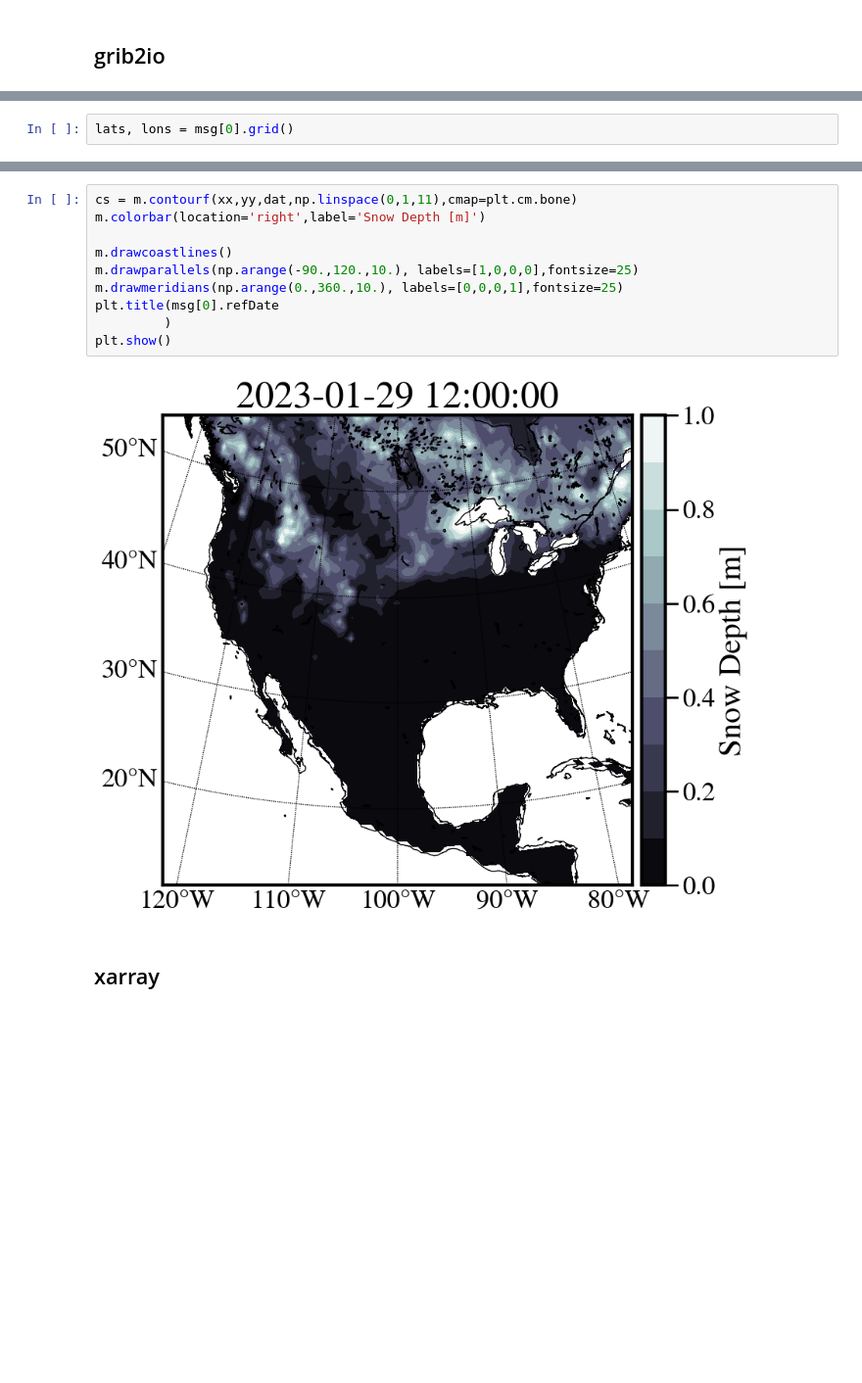
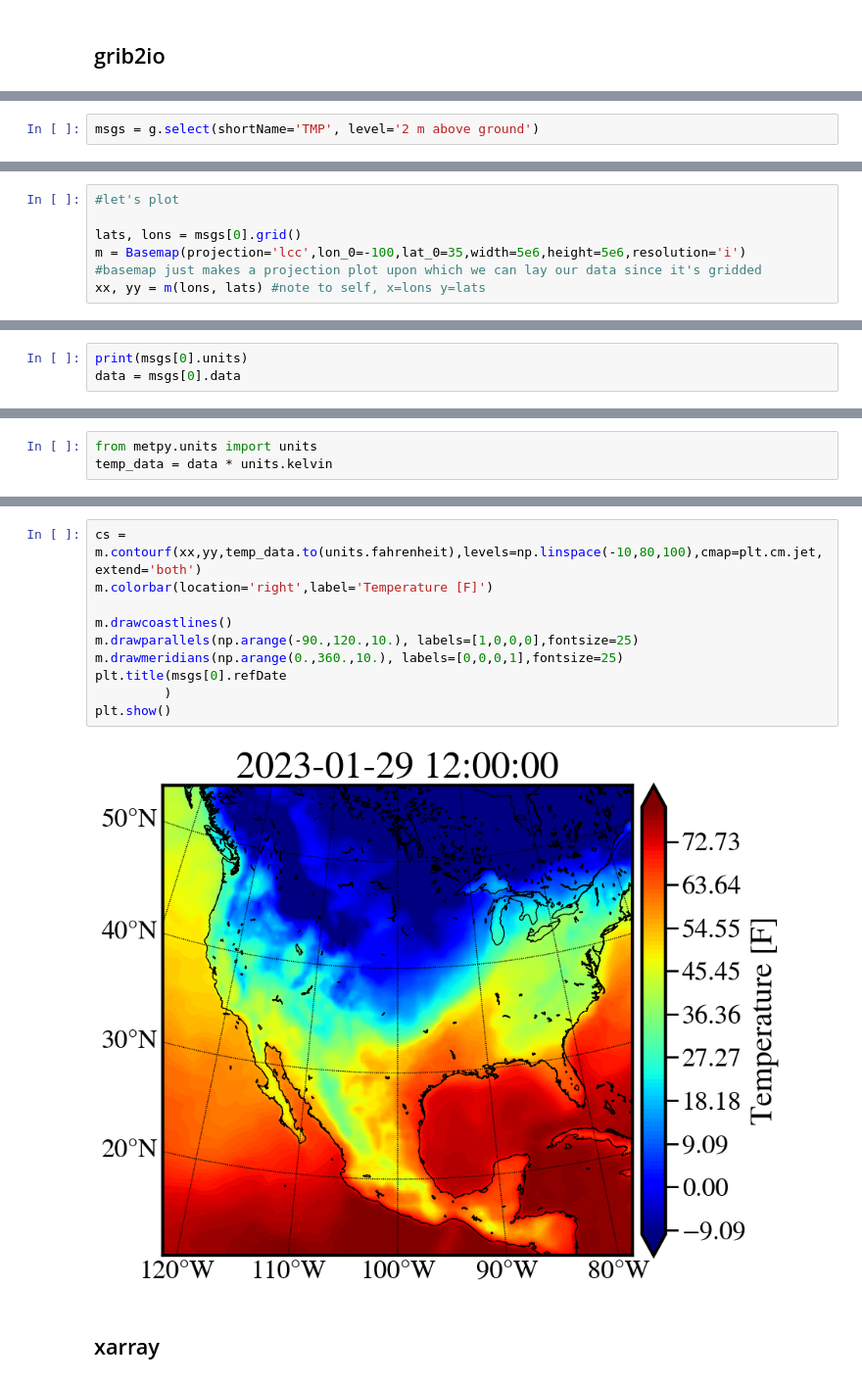
Before and after one commit to SidneyLower-NOAA/SMD_Notebooks, a Jupyter notebook: fun_with_grib2io.ipynb, the cells around one changed output, grey strips where cells are left out. Shown at 98% size. Saved outputs shown, nothing was run; the diff lists cells and outputs as text; blank space fills up the shorter version.

```diff
--- a/fun_with_grib2io.ipynb
+++ b/fun_with_grib2io.ipynb
@@ -63 +93,3 @@ msg[0].fullName
+# %%
+msgs = g.select(shortName='TMP', level='2 m above ground')
 # %%
@@ -140,2 +115,7 @@ np.shape(dat)
 # %%
-lats, lons = msg[0].grid()
+#let's plot
+
+lats, lons = msgs[0].grid()
+m = Basemap(projection='lcc',lon_0=-100,lat_0=35,width=5e6,height=5e6,resolution='i')
+#basemap just makes a projection plot upon which we can lay our data since it's gridded
+xx, yy = m(lons, lats) #note to self, x=lons y=lats
@@ -149,0 +122,3 @@ xx, yy = m(lons, lats)
+# %%
+print(msgs[0].units)
+data = msgs[0].data
@@ -149,0 +127,3 @@ xx, yy = m(lons, lats)
+# %%
+from metpy.units import units
+temp_data = data * units.kelvin
@@ -150,15 +135,15 @@ xx, yy = m(lons, lats)
 # %%
-cs = m.contourf(xx,yy,dat,np.linspace(0,1,11),cmap=plt.cm.bone)
-m.colorbar(location='right',label='Snow Depth [m]')
+cs = m.contourf(xx,yy,temp_data.to(units.fahrenheit),levels=np.linspace(-10,80,100),cmap=plt.cm.jet,extend='both')
+m.colorbar(location='right',label='Temperature [F]')
 
 m.drawcoastlines()
 m.drawparallels(np.arange(-90.,120.,10.), labels=[1,0,0,0],fontsize=25)
 m.drawmeridians(np.arange(0.,360.,10.), labels=[0,0,0,1],fontsize=25)
-plt.title(msg[0].refDate
+plt.title(msgs[0].refDate
          )
 plt.show()
 # %% [output]
-[figure, old version]
+[figure, new version]
 # %% [markdown]
 ## xarray
 # %%
```
Also changed, not shown: parts of 67 cells of this notebook.
